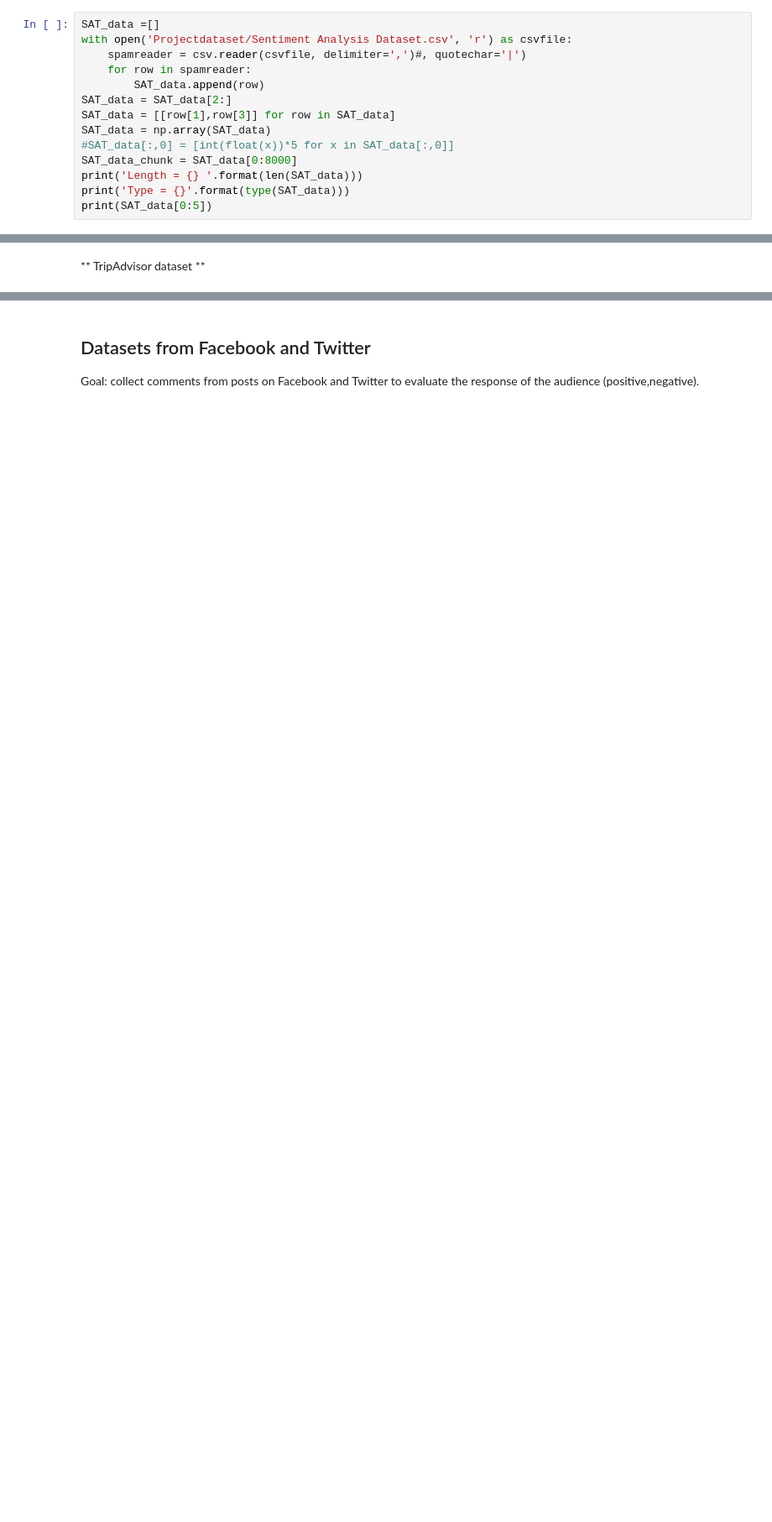
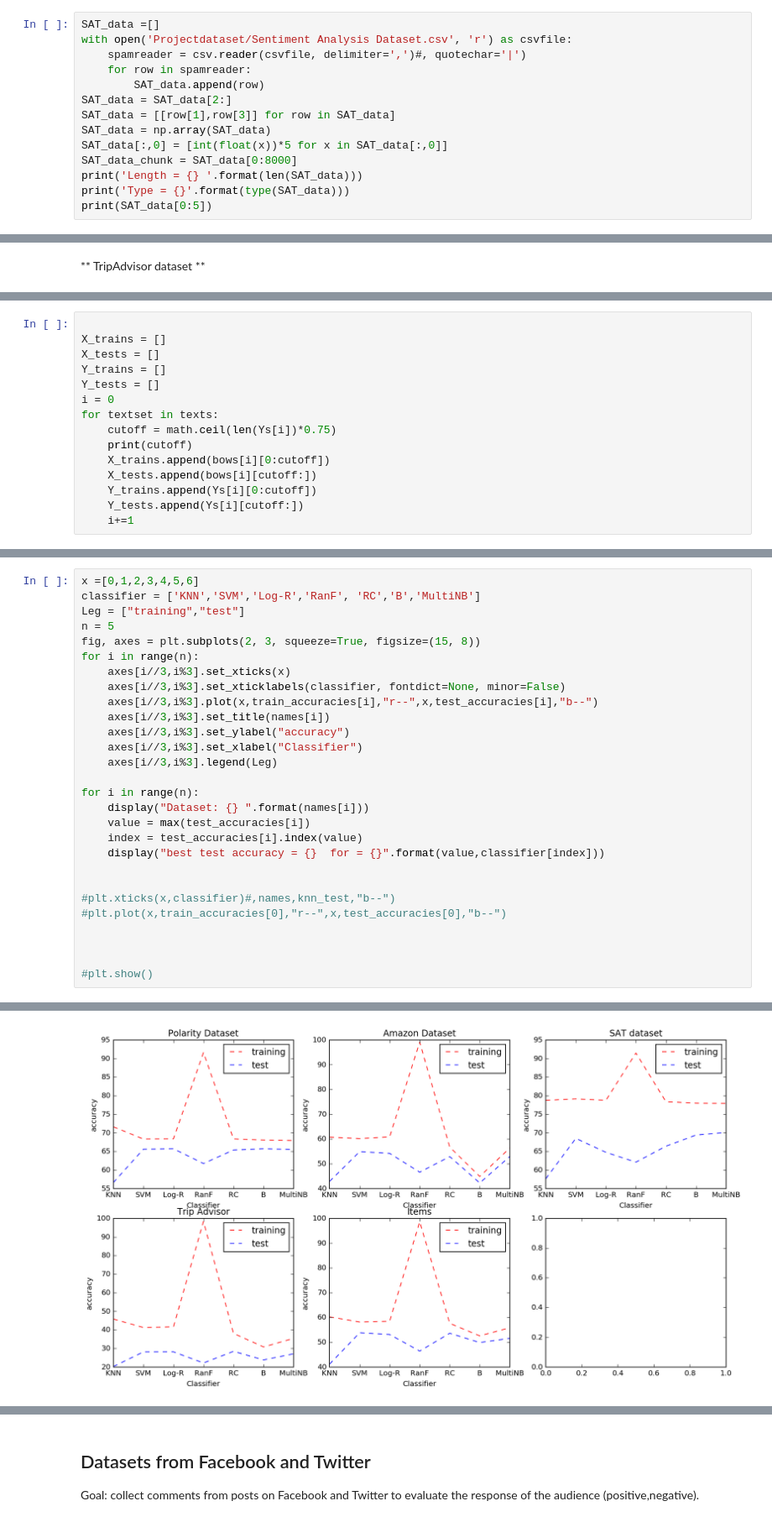
Before and after one commit to meryemwehbe/NTDS_Project, a Jupyter notebook: myProject.ipynb, the cells around one changed output, grey strips where cells are left out. Shown at 84% size. Drawn from its saved outputs; the diff is of its cells as text; blank space fills up the shorter version.

```diff
--- a/myProject.ipynb
+++ b/myProject.ipynb
@@ -115,5 +111,5 @@
 SAT_data = np.array(SAT_data)
-#SAT_data[:,0] = [int(float(x))*5 for x in SAT_data[:,0]]
+SAT_data[:,0] = [int(float(x))*5 for x in SAT_data[:,0]]
 SAT_data_chunk = SAT_data[0:8000]
 print('Length = {} '.format(len(SAT_data)))
 print('Type = {}'.format(type(SAT_data)))
@@ -259,0 +519,15 @@ bow = (1578613, 1000)
+# %%
+
+X_trains = []
+X_tests = []
+Y_trains = []
+Y_tests = []
+i = 0
+for textset in texts:
+    cutoff = math.ceil(len(Ys[i])*0.75)
+    print(cutoff)
+    X_trains.append(bows[i][0:cutoff])
+    X_tests.append(bows[i][cutoff:])
+    Y_trains.append(Ys[i][0:cutoff])
+    Y_tests.append(Ys[i][cutoff:])
+    i+=1
@@ -259,0 +599,29 @@ bow = (1578613, 1000)
+# %%
+x =[0,1,2,3,4,5,6]
+classifier = ['KNN','SVM','Log-R','RanF', 'RC','B','MultiNB']
+Leg = ["training","test"]
+n = 5
+fig, axes = plt.subplots(2, 3, squeeze=True, figsize=(15, 8))
+for i in range(n):
+    axes[i//3,i%3].set_xticks(x)
+    axes[i//3,i%3].set_xticklabels(classifier, fontdict=None, minor=False)
+    axes[i//3,i%3].plot(x,train_accuracies[i],"r--",x,test_accuracies[i],"b--")
+    axes[i//3,i%3].set_title(names[i])
+    axes[i//3,i%3].set_ylabel("accuracy")
+    axes[i//3,i%3].set_xlabel("Classifier")
+    axes[i//3,i%3].legend(Leg)
+
+for i in range(n):
+    display("Dataset: {} ".format(names[i]))
+    value = max(test_accuracies[i])
+    index = test_accuracies[i].index(value)
+    display("best test accuracy = {}  for = {}".format(value,classifier[index]))
+
+
+#plt.xticks(x,classifier)#,names,knn_test,"b--")
+#plt.plot(x,train_accuracies[0],"r--",x,test_accuracies[0],"b--")
+
+
+
+#plt.show()
+# %% [output]
@@ -259,0 +638 @@ bow = (1578613, 1000)
+[figure, added]
```
Also changed, not shown: parts of 41 cells of this notebook, 14 other files.
